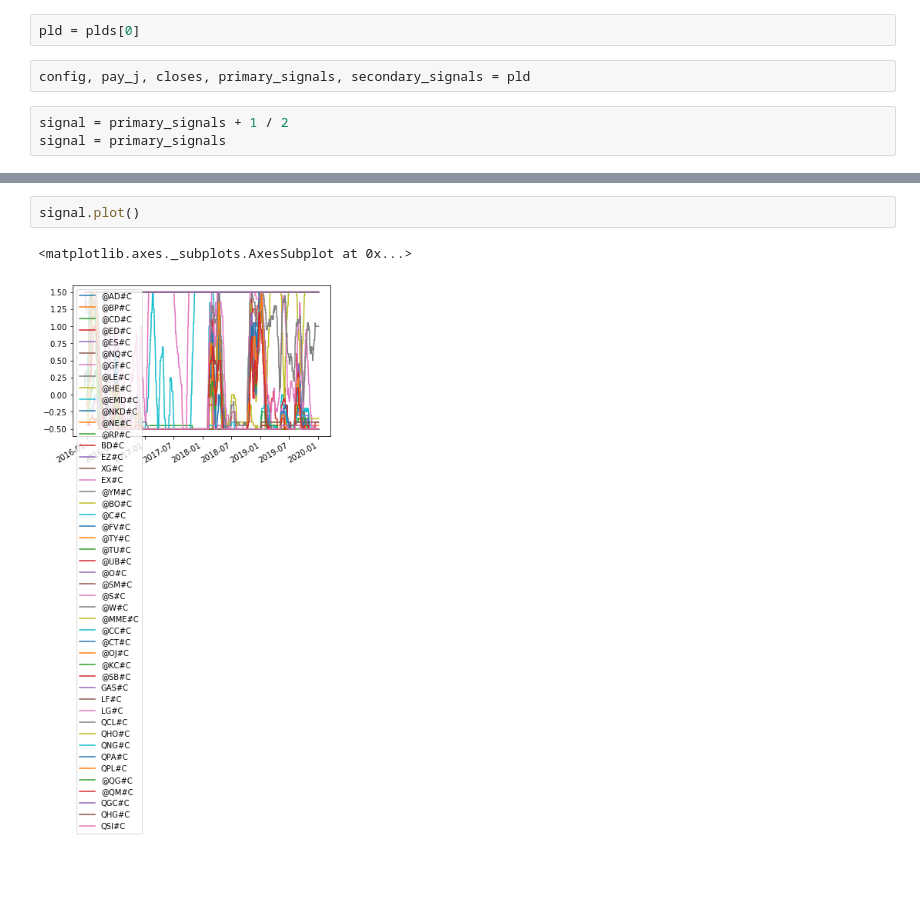
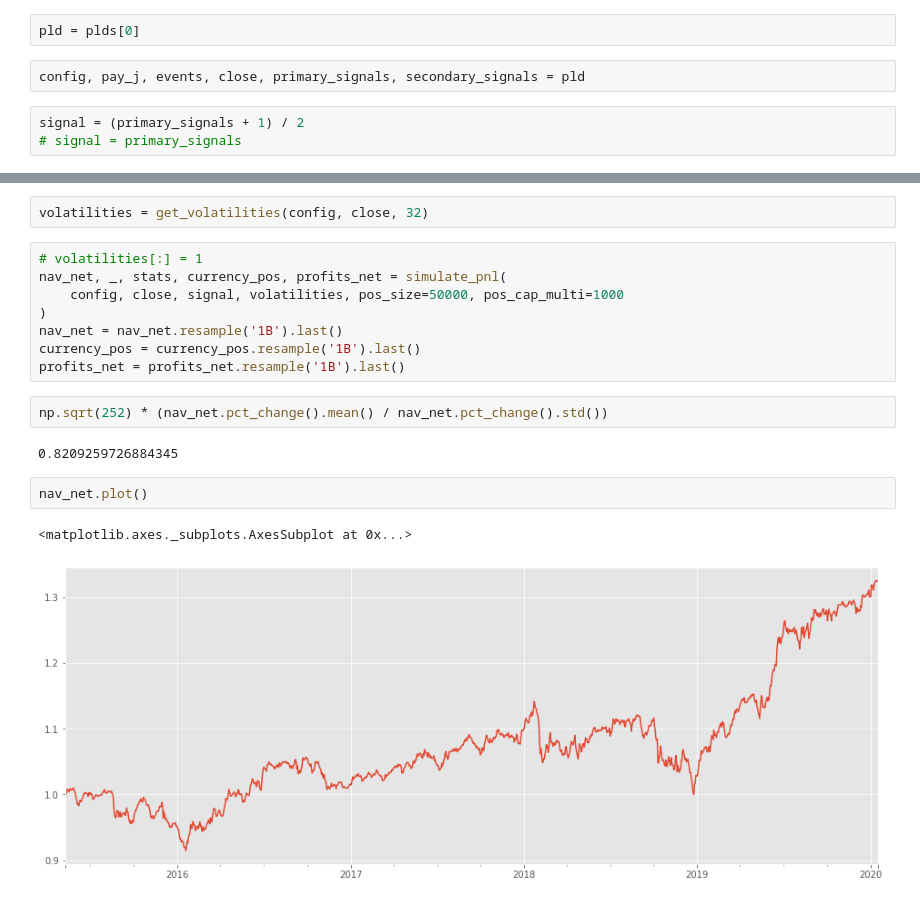
Before and after one commit to doda/fincl, a Jupyter notebook: backend/21_tearsheets.ipynb, the cells around one changed output, grey strips where cells are left out. Drawn from its saved outputs; the diff is of its cells as text; blank space fills up the shorter version.

```diff
--- a/backend/21_tearsheets.ipynb
+++ b/backend/21_tearsheets.ipynb
@@ -232,7 +244,7 @@ plds = load_payloads(fns, our_config)
 # %%
 pld = plds[0]
 # %%
-config, pay_j, closes, primary_signals, secondary_signals = pld
+config, pay_j, events, close, primary_signals, secondary_signals = pld
 # %%
-signal = primary_signals + 1 / 2
-signal = primary_signals
+signal = (primary_signals + 1) / 2
+# signal = primary_signals
@@ -239,5 +262,19 @@ signal = primary_signals
+# %%
+volatilities = get_volatilities(config, close, 32)
+# %%
+# volatilities[:] = 1
+nav_net, _, stats, currency_pos, profits_net = simulate_pnl(
+    config, close, signal, volatilities, pos_size=50000, pos_cap_multi=1000
+)
+nav_net = nav_net.resample('1B').last()
+currency_pos = currency_pos.resample('1B').last()
+profits_net = profits_net.resample('1B').last()
+# %%
+np.sqrt(252) * (nav_net.pct_change().mean() / nav_net.pct_change().std())
+# %% [output]
+0.8209259726884345
 # %%
-signal.plot()
+nav_net.plot()
 # %% [output]
 <matplotlib.axes._subplots.AxesSubplot at 0x...>
-[figure, old version]
+[figure, new version]
```
Also changed, not shown: parts of 26 cells of this notebook, 37 other files.
